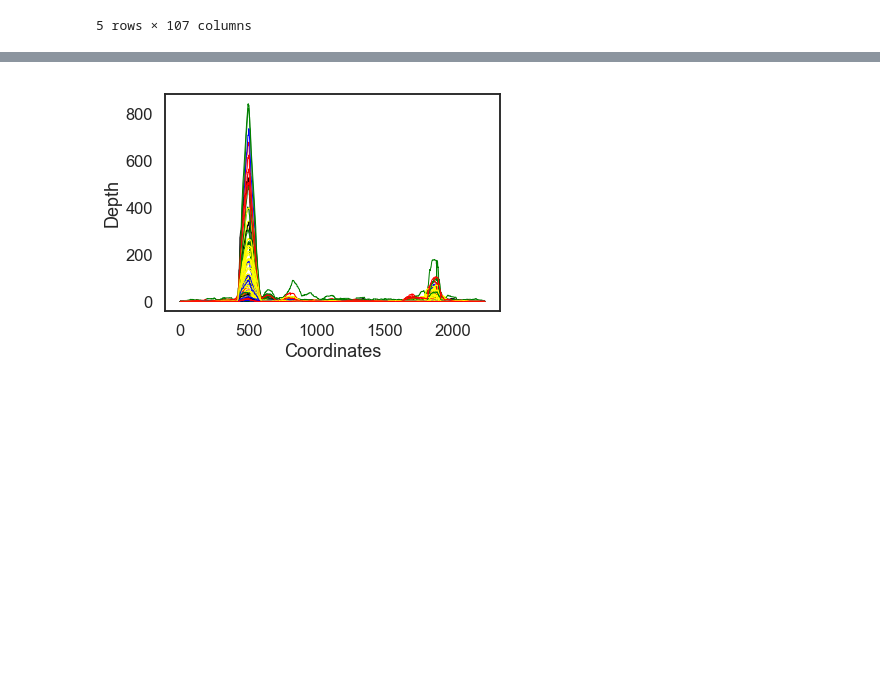
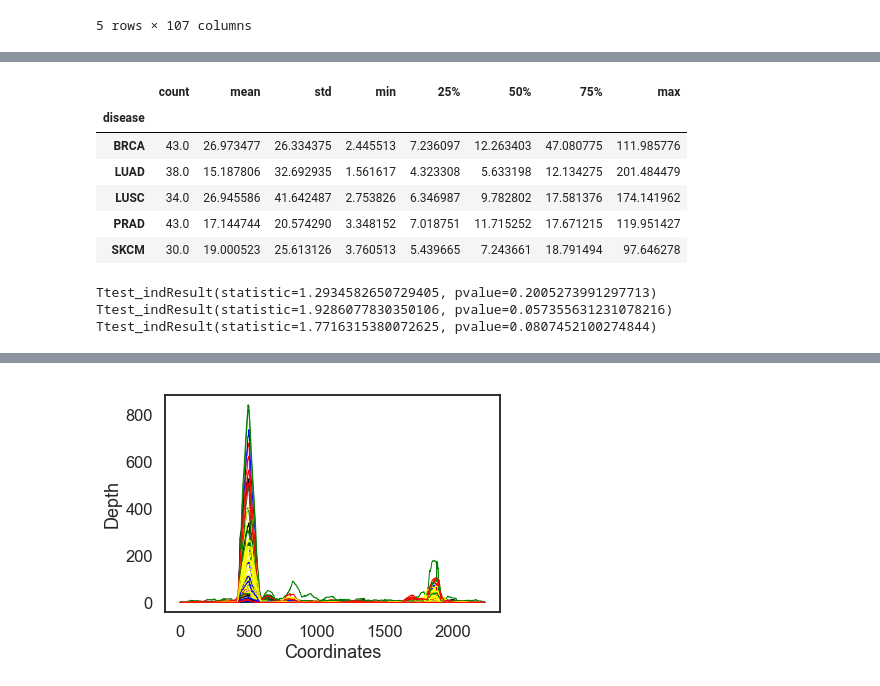
Before and after one commit to smangul1/seeing.beyond.target.results, a Jupyter notebook: raw.results/analysis.rDNA.MT.ipynb, the cells around one changed output, grey strips where cells are left out. Cells and saved outputs as stored; diff of their text form; code cells hidden in the pictures; blank space fills up the shorter version.

```diff
--- a/raw.results/analysis.rDNA.MT.ipynb
+++ b/raw.results/analysis.rDNA.MT.ipynb
@@ -123,0 +99,10 @@ plt.savefig("5S.dosage.png", bbox_inches='tight')
+# %%
+data.groupby("disease")['cov.28S.norm'].describe()
+# %% [output]
+|  | count | mean | std | min | 25% | 50% | 75% | max |
+| disease |  |  |  |  |  |  |  |  |
+| BRCA | 43.0 | 26.973477 | 26.334375 | 2.445513 | 7.236097 | 12.263403 | 47.080775 | 111.985776 |
+| LUAD | 38.0 | 15.187806 | 32.692935 | 1.561617 | 4.323308 | 5.633198 | 12.134275 | 201.484479 |
+| LUSC | 34.0 | 26.945586 | 41.642487 | 2.753826 | 6.346987 | 9.782802 | 17.581376 | 174.141962 |
+| PRAD | 43.0 | 17.144744 | 20.574290 | 3.348152 | 7.018751 | 11.715252 | 17.671215 | 119.951427 |
+| SKCM | 30.0 | 19.000523 | 25.613126 | 3.760513 | 5.439665 | 7.243661 | 18.791494 | 97.646278 |
@@ -124,3 +115,12 @@ plt.savefig("5S.dosage.png", bbox_inches='tight')
+# %%
+from scipy import stats
+print stats.ttest_ind(BRCA['cov.28S.norm'],SKCM['cov.28S.norm'], equal_var = False)
+print stats.ttest_ind(BRCA['cov.28S.norm'], PRAD['cov.28S.norm'], equal_var = False)
+print stats.ttest_ind(BRCA['cov.28S.norm'], LUAD['cov.28S.norm'], equal_var = False)
+# %% [output]
+Ttest_indResult(statistic=1.2934582650729405, pvalue=0.2005273991297713)
+Ttest_indResult(statistic=1.9286077830350106, pvalue=0.057355631231078216)
+Ttest_indResult(statistic=1.7716315380072625, pvalue=0.0807452100274844)
 # %%
 import matplotlib.pyplot as plt
 import seaborn as sns
```
Also changed, not shown: parts of 17 cells of this notebook, 21 other files.
